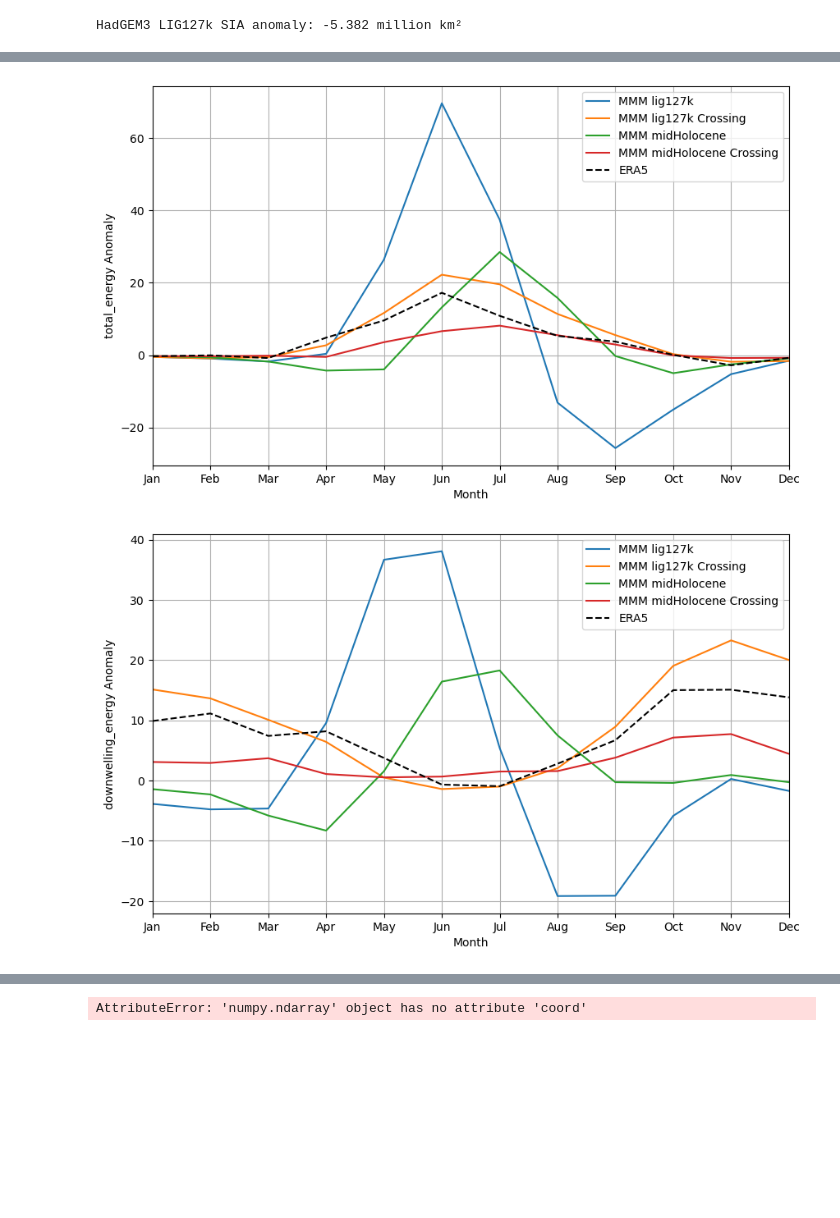
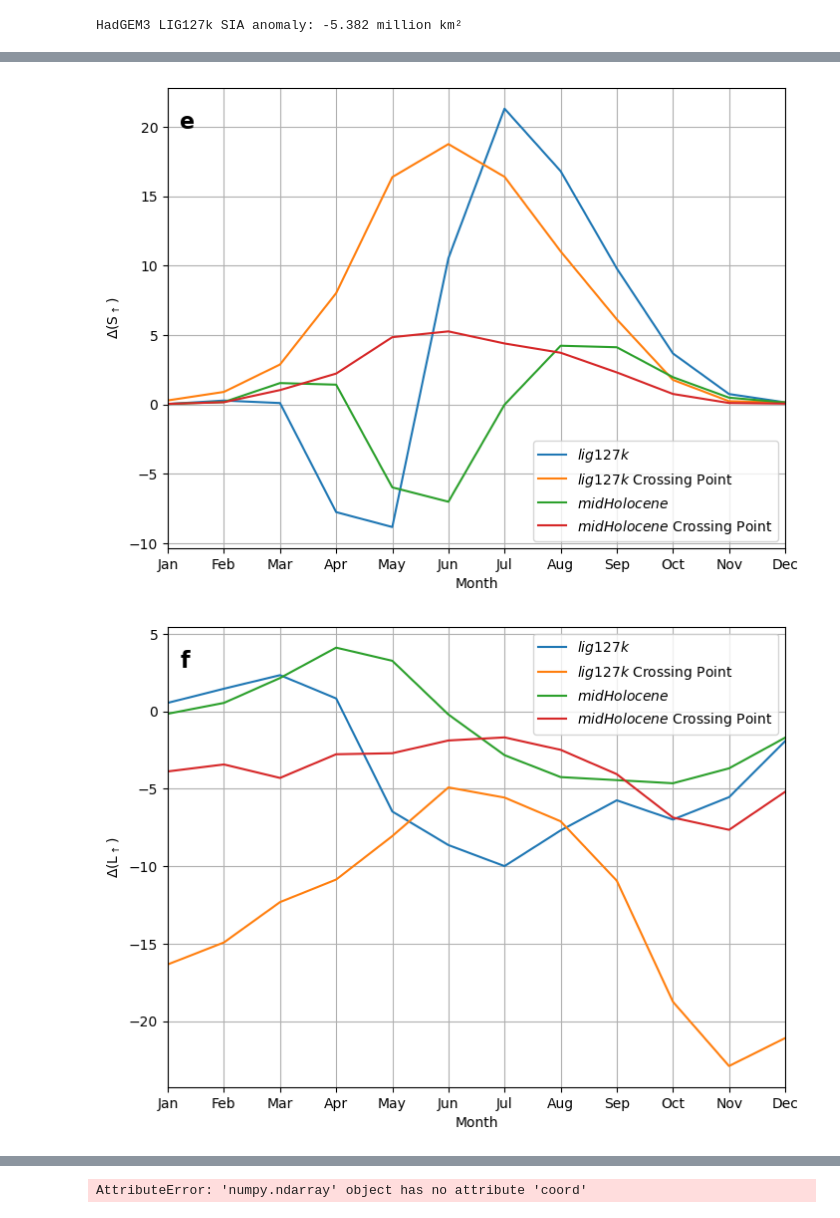
Before and after one commit to mattpollock100/FutureComparisons, a Jupyter notebook: 1pctCO2_EnergyBudget_single_model.ipynb, the cells around one changed output, grey strips where cells are left out. Cells and saved outputs as stored; diff of their text form; code cells hidden in the pictures; blank space fills up the shorter version.

```diff
--- a/1pctCO2_EnergyBudget_single_model.ipynb
+++ b/1pctCO2_EnergyBudget_single_model.ipynb
@@ -970,14 +970,14 @@ if not pickle_load: #don't plot if loading from pickle, as the cubes needed for
         paleo2_plot_mmm /= len(models)
     control_plot_mmm /= len(models)
     plt.figure(figsize=(10,6))
-    plt.title(f'Model Mean Minimum SIA Time Series')
+    #plt.title(f'Model Mean Minimum SIA Time Series')
     plt.plot(transient_plot_mmm, label=transient)
     plt.plot(paleo_plot_mmm, label=paleo)
     if paleo2:
         plt.plot(paleo2_plot_mmm, label=paleo2)
     plt.plot(control_plot_mmm, label=control)
     plt.xlabel('Model Years')
-    plt.ylabel('Sea Ice Area (million km²)')
+    plt.ylabel('Summer Minimum Sea Ice Area (Mkm²)')
     plt.legend()
     plt.show()
 # %%
@@ -2355,11 +2463,11 @@ plot_model_obs(total_ocean_ts, 'total_energy', start_year, end_year)
 # %%
-plot_model_obs(total_ocean_ts, 'total_energy', start_year, end_year, month_weights=month_weights)
+plot_model_obs('rsus', start_year, end_year,ylabel=r'$\Delta$(S$_{\uparrow}$)', panel_letter='e')
 # %% [output]
-[figure, old version]
+[figure, new version]
 # %%
-plot_model_obs(total_down_ocean_ts, 'downwelling_energy', start_year, end_year)
+plot_model_obs('rlus', start_year, end_year,ylabel=r'$\Delta$(L$_{\uparrow}$)', panel_letter='f')
 # %% [output]
-[figure, old version]
+[figure, new version]
 # %%
 plot_model_obs(rlds_ocean_ts, 'rlds', start_year, end_year)
 # %% [output]
```
Also changed, not shown: parts of 18 cells of this notebook.
